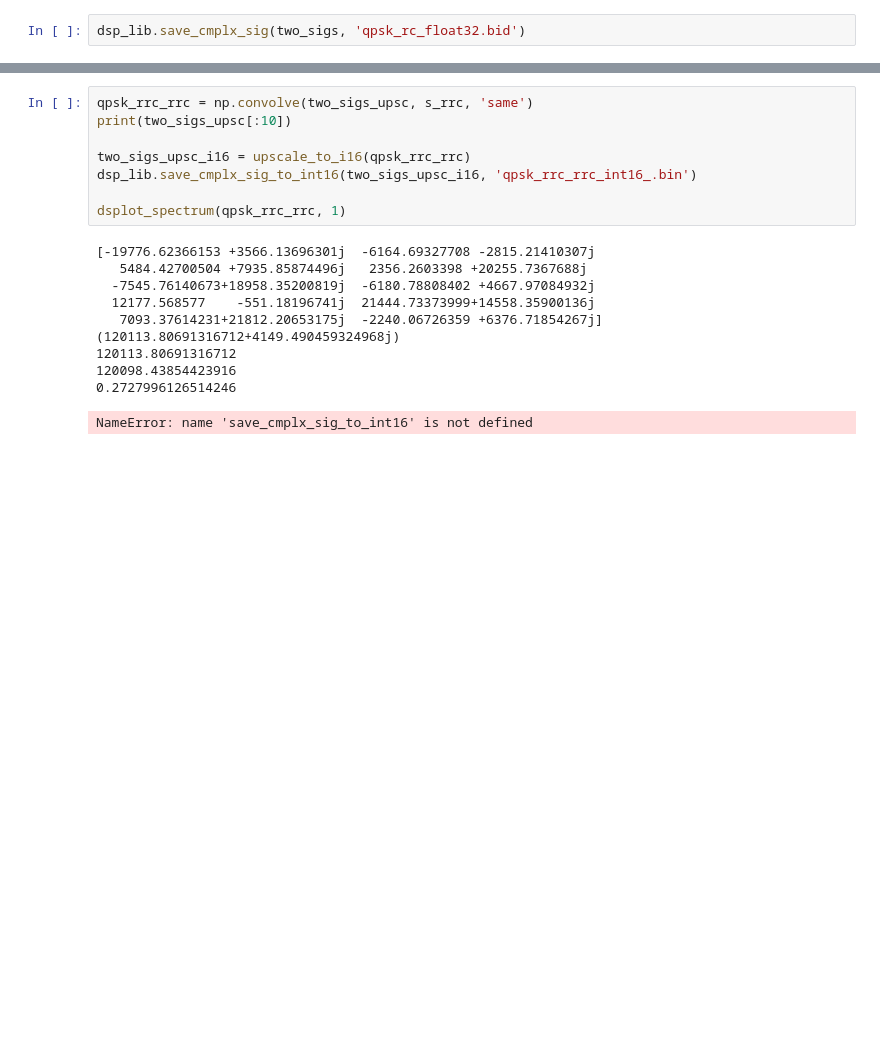
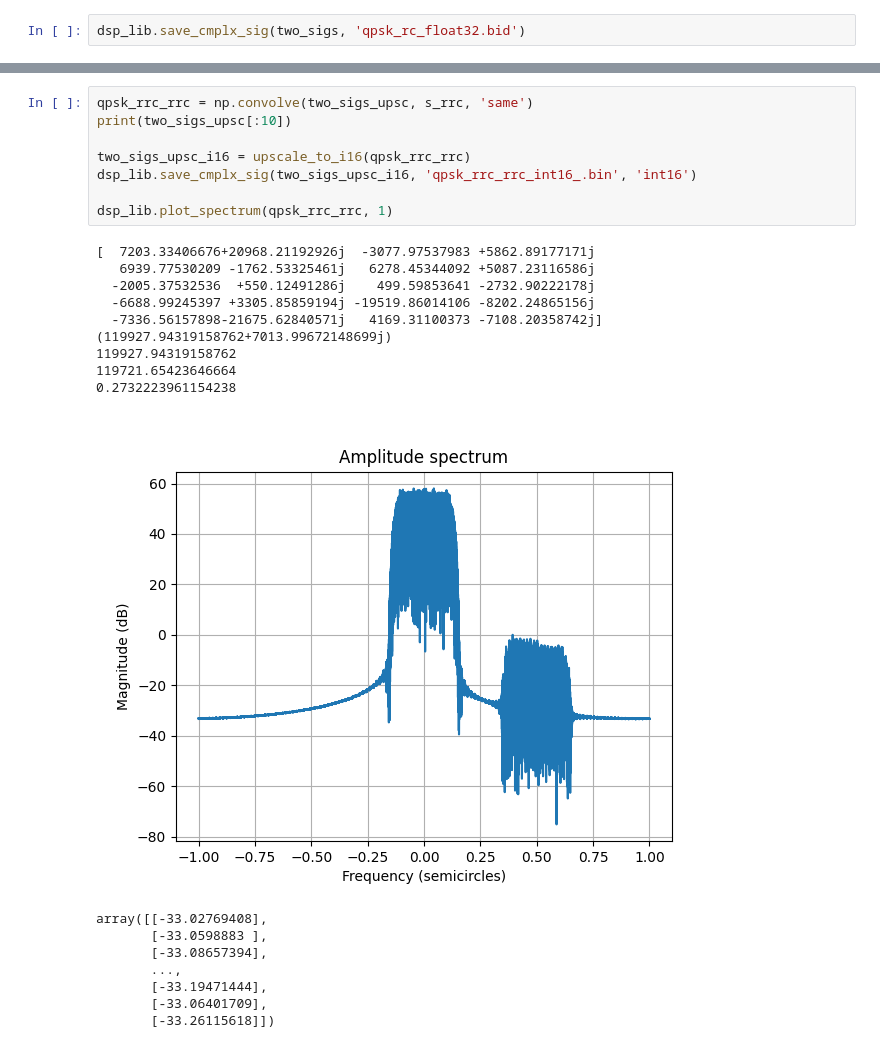
Before and after one commit to incredibleSaint/signal_processing, a Jupyter notebook: generate_cmplx_signal.ipynb, the cells around one changed output, grey strips where cells are left out. Cells and saved outputs as stored; diff of their text form; blank space fills up the shorter version.

```diff
--- a/generate_cmplx_signal.ipynb
+++ b/generate_cmplx_signal.ipynb
@@ -368,21 +379,28 @@ print(qpsk_rrc_rrc[:10])
 # %%
 qpsk_rrc_rrc = np.convolve(two_sigs_upsc, s_rrc, 'same')
 print(two_sigs_upsc[:10])
 
 two_sigs_upsc_i16 = upscale_to_i16(qpsk_rrc_rrc)
-dsp_lib.save_cmplx_sig_to_int16(two_sigs_upsc_i16, 'qpsk_rrc_rrc_int16_.bin')
+dsp_lib.save_cmplx_sig(two_sigs_upsc_i16, 'qpsk_rrc_rrc_int16_.bin', 'int16')
 
-dsplot_spectrum(qpsk_rrc_rrc, 1)
+dsp_lib.plot_spectrum(qpsk_rrc_rrc, 1)
 # %% [output]
-[-19776.62366153 +3566.13696301j  -6164.69327708 -2815.21410307j
-   5484.42700504 +7935.85874496j   2356.2603398 +20255.7367688j
-  -7545.76140673+18958.35200819j  -6180.78808402 +4667.97084932j
-  12177.568577    -551.18196741j  21444.73373999+14558.35900136j
-   7093.37614231+21812.20653175j  -2240.06726359 +6376.71854267j]
-(120113.80691316712+4149.490459324968j)
-120113.80691316712
-120098.43854423916
-0.2727996126514246
+[  7203.33406676+20968.21192926j  -3077.97537983 +5862.89177171j
+   6939.77530209 -1762.53325461j   6278.45344092 +5087.23116586j
+  -2005.37532536  +550.12491286j    499.59853641 -2732.90222178j
+  -6688.99245397 +3305.85859194j -19519.86014106 -8202.24865156j
+  -7336.56157898-21675.62840571j   4169.31100373 -7108.20358742j]
+(119927.94319158762+7013.99672148699j)
+119927.94319158762
+119721.65423646664
+0.2732223961154238
+[figure, added]
-NameError: name 'save_cmplx_sig_to_int16' is not defined
+array([[-33.02769408],
+       [-33.0598883 ],
+       [-33.08657394],
+       ...,
+       [-33.19471444],
+       [-33.06401709],
+       [-33.26115618]])
 # %%
 qpsk_upsc = upscale_to_i16(qpsk_rc)
```
Also changed, not shown: parts of 7 cells of this notebook.
